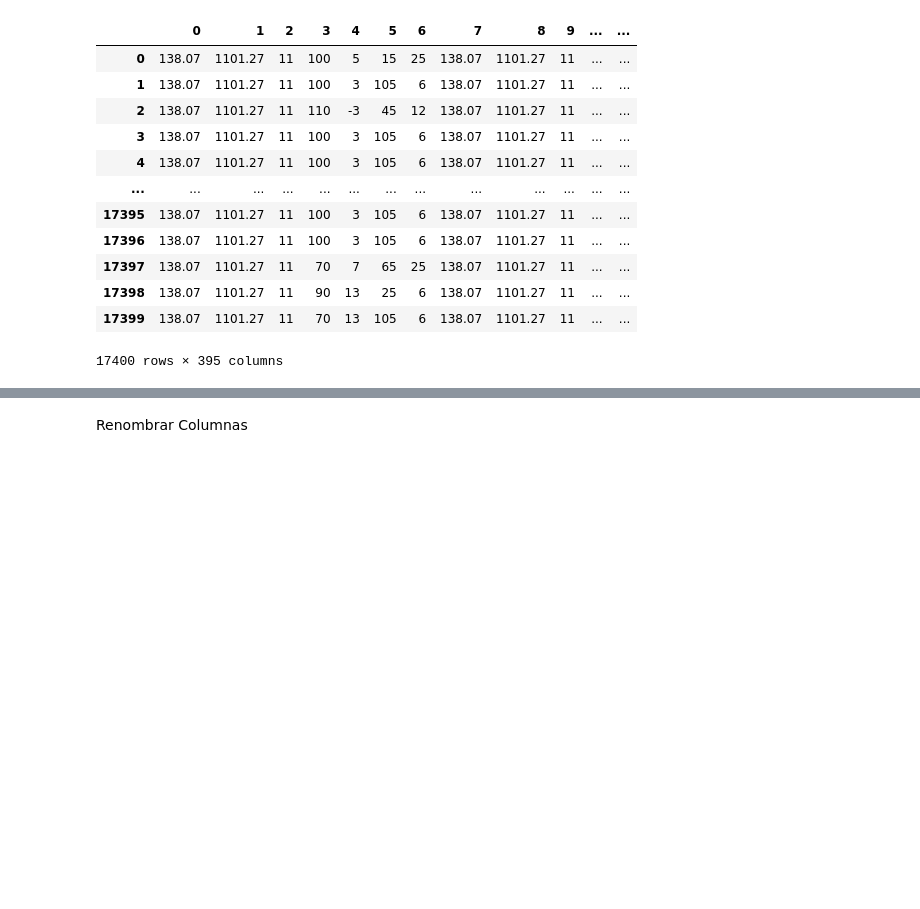
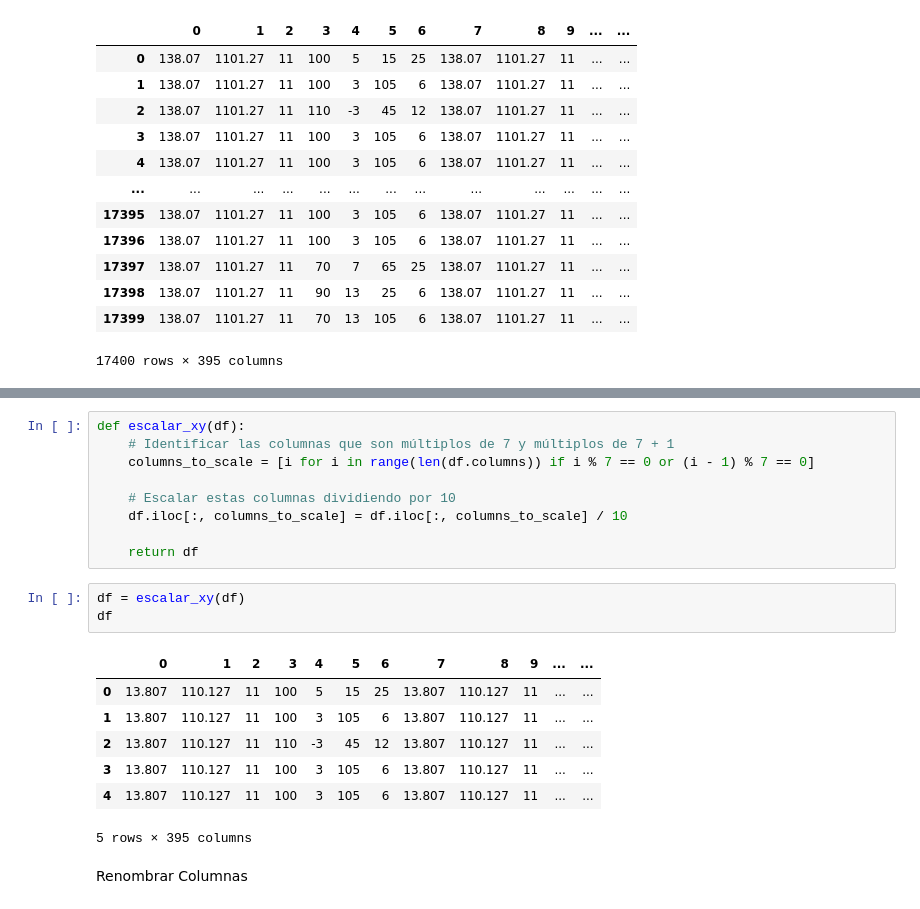
Before and after one commit to MiguelMussi/Multi-Parameter_Wireless_Network, a Jupyter notebook: CNN.ipynb, the cells around one changed output, grey strips where cells are left out. Saved outputs shown, nothing was run; the diff lists cells and outputs as text; blank space fills up the shorter version.

```diff
--- a/CNN.ipynb
+++ b/CNN.ipynb
@@ -567,3 +578,23 @@ df_xyz
+# %%
+def escalar_xy(df):
+    # Identificar las columnas que son múltiplos de 7 y múltiplos de 7 + 1
+    columns_to_scale = [i for i in range(len(df.columns)) if i % 7 == 0 or (i - 1) % 7 == 0]
+
+    # Escalar estas columnas dividiendo por 10
+    df.iloc[:, columns_to_scale] = df.iloc[:, columns_to_scale] / 10
+
+    return df
+# %%
+df = escalar_xy(df)
+df
+# %% [output]
+|  | 0 | 1 | 2 | 3 | 4 | 5 | 6 | 7 | 8 | 9 | ... | ... |
+| 0 | 13.807 | 110.127 | 11 | 100 | 5 | 15 | 25 | 13.807 | 110.127 | 11 | ... | ... |
+| 1 | 13.807 | 110.127 | 11 | 100 | 3 | 105 | 6 | 13.807 | 110.127 | 11 | ... | ... |
+| 2 | 13.807 | 110.127 | 11 | 110 | -3 | 45 | 12 | 13.807 | 110.127 | 11 | ... | ... |
+| 3 | 13.807 | 110.127 | 11 | 100 | 3 | 105 | 6 | 13.807 | 110.127 | 11 | ... | ... |
+| 4 | 13.807 | 110.127 | 11 | 100 | 3 | 105 | 6 | 13.807 | 110.127 | 11 | ... | ... |
+5 rows × 395 columns
 # %% [markdown]
 Renombrar Columnas
 # %%
```
Also changed, not shown: parts of 8 cells of this notebook.
